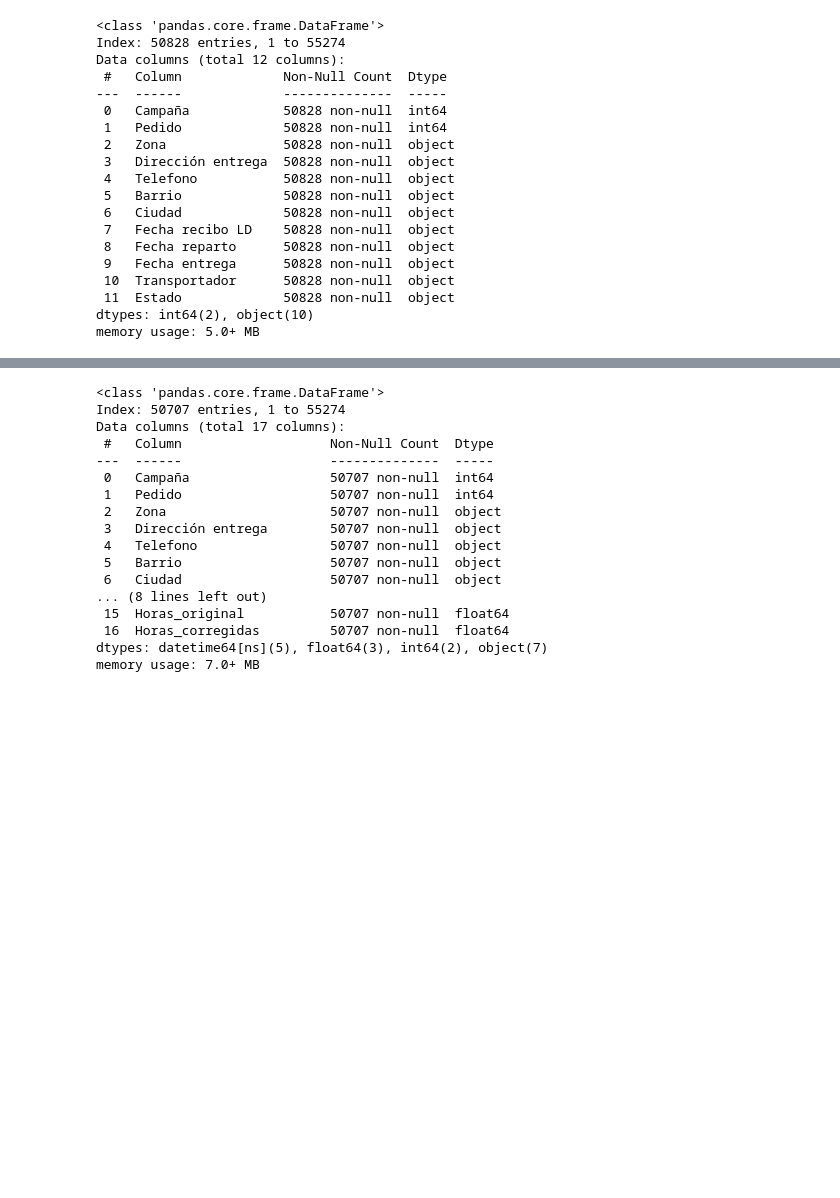
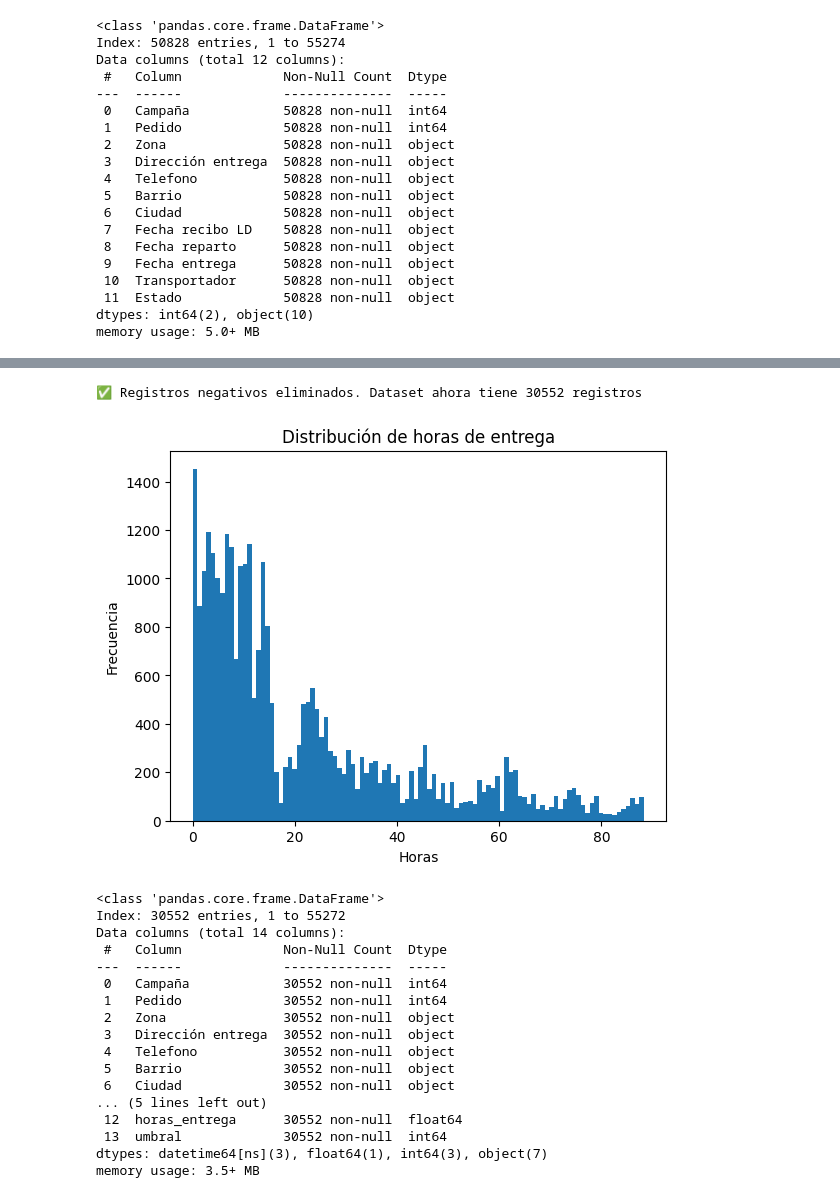
Before and after one commit to JuanHoyos329/Proyecto_IA, a Jupyter notebook: ETL.ipynb, the cells around one changed output, grey strips where cells are left out. Saved outputs shown, nothing was run; the diff lists cells and outputs as text; code cells hidden in the pictures; blank space fills up the shorter version.

```diff
--- a/ETL.ipynb
+++ b/ETL.ipynb
@@ -150,21 +436,35 @@ plt.show()
+# %%
+df_clean = df_clean[df_clean["horas_entrega"] >= 0].copy()
+
+print(f"✅ Registros negativos eliminados. Dataset ahora tiene {len(df_clean)} registros")
+# %% [output]
+✅ Registros negativos eliminados. Dataset ahora tiene 30552 registros
+# %%
+plt.hist(df_clean["horas_entrega"], bins=100)
+plt.title("Distribución de horas de entrega")
+plt.xlabel("Horas")
+plt.ylabel("Frecuencia")
+plt.show()
+# %% [output]
+[figure, added]
 # %%
-df.info()
+df_clean.info()
 # %% [output]
 <class 'pandas.core.frame.DataFrame'>
-Index: 50707 entries, 1 to 55274
-Data columns (total 17 columns):
- #   Column                   Non-Null Count  Dtype
----  ------                   --------------  -----
- 0   Campaña                  50707 non-null  int64
- 1   Pedido                   50707 non-null  int64
- 2   Zona                     50707 non-null  object
- 3   Dirección entrega        50707 non-null  object
- 4   Telefono                 50707 non-null  object
- 5   Barrio                   50707 non-null  object
- 6   Ciudad                   50707 non-null  object
-... (8 lines left out)
- 15  Horas_original           50707 non-null  float64
- 16  Horas_corregidas         50707 non-null  float64
-dtypes: datetime64[ns](5), float64(3), int64(2), object(7)
-memory usage: 7.0+ MB
+Index: 30552 entries, 1 to 55272
+Data columns (total 14 columns):
+ #   Column             Non-Null Count  Dtype
+---  ------             --------------  -----
+ 0   Campaña            30552 non-null  int64
+ 1   Pedido             30552 non-null  int64
+ 2   Zona               30552 non-null  object
+ 3   Dirección entrega  30552 non-null  object
+ 4   Telefono           30552 non-null  object
+ 5   Barrio             30552 non-null  object
+ 6   Ciudad             30552 non-null  object
+... (5 lines left out)
+ 12  horas_entrega      30552 non-null  float64
+ 13  umbral             30552 non-null  int64
+dtypes: datetime64[ns](3), float64(1), int64(3), object(7)
+memory usage: 3.5+ MB
 # %%
```
Also changed, not shown: parts of 33 cells of this notebook, 3 other files.
